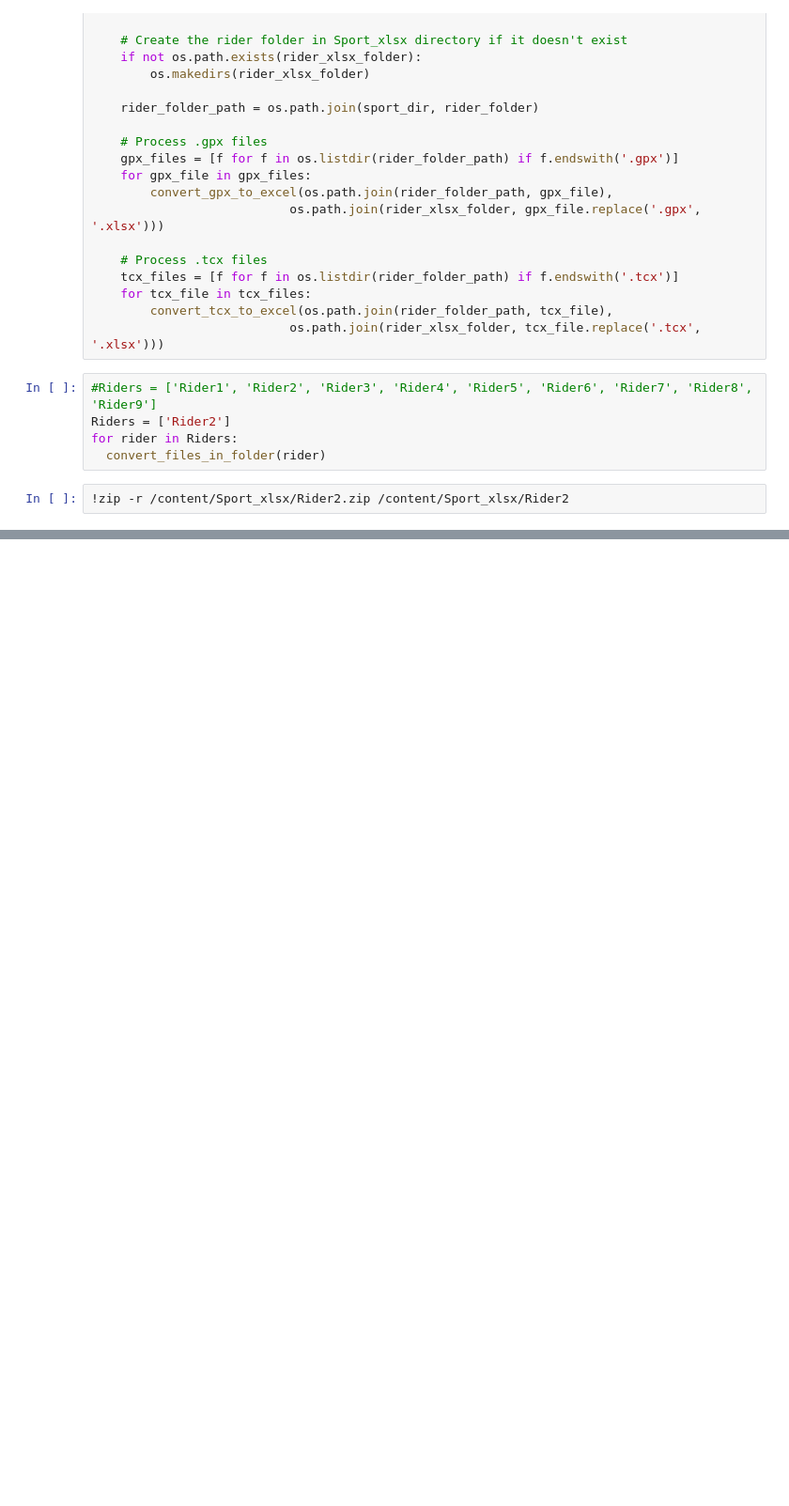
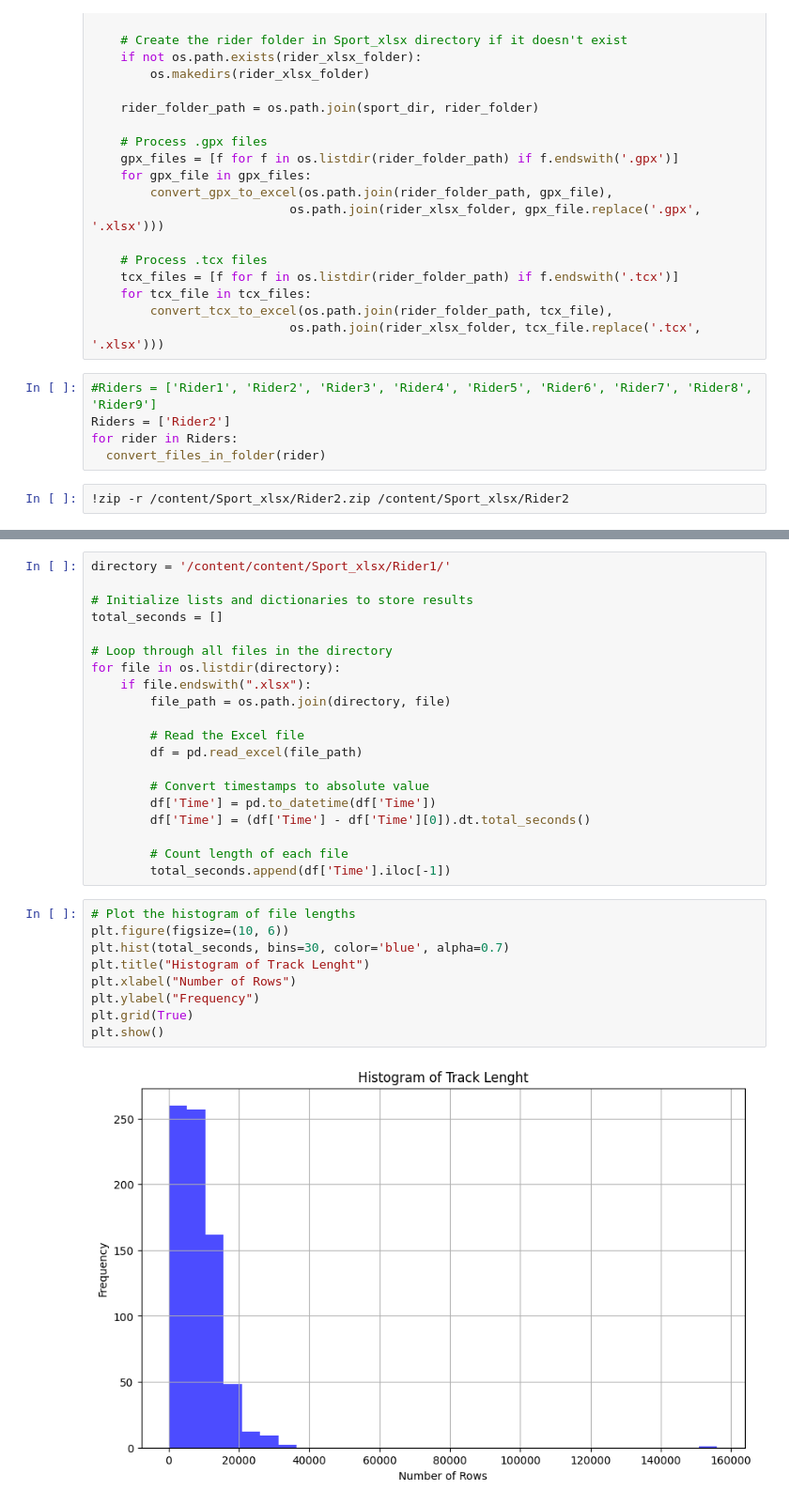
Before and after one commit to maciejlipski/opencampus_travel_time, a Jupyter notebook: 1_DatasetCharacteristics/exploratory_data_analysis.ipynb, the cells around one changed output, grey strips where cells are left out. Shown: that part at 94% size. Saved outputs shown, nothing was run; the diff lists cells and outputs as text; blank space fills up the shorter version.

```diff
--- a/1_DatasetCharacteristics/exploratory_data_analysis.ipynb
+++ b/1_DatasetCharacteristics/exploratory_data_analysis.ipynb
@@ -230,0 +254,31 @@ plt.show()
+# %%
+directory = '/content/content/Sport_xlsx/Rider1/'
+
+# Initialize lists and dictionaries to store results
+total_seconds = []
+
+# Loop through all files in the directory
+for file in os.listdir(directory):
+    if file.endswith(".xlsx"):
+        file_path = os.path.join(directory, file)
+
+        # Read the Excel file
+        df = pd.read_excel(file_path)
+
+        # Convert timestamps to absolute value
+        df['Time'] = pd.to_datetime(df['Time'])
+        df['Time'] = (df['Time'] - df['Time'][0]).dt.total_seconds()
+
+        # Count length of each file
+        total_seconds.append(df['Time'].iloc[-1])
+# %%
+# Plot the histogram of file lengths
+plt.figure(figsize=(10, 6))
+plt.hist(total_seconds, bins=30, color='blue', alpha=0.7)
+plt.title("Histogram of Track Lenght")
+plt.xlabel("Number of Rows")
+plt.ylabel("Frequency")
+plt.grid(True)
+plt.show()
+# %% [output]
+[figure, added]
```
Also changed, not shown: parts of 25 cells of this notebook.
